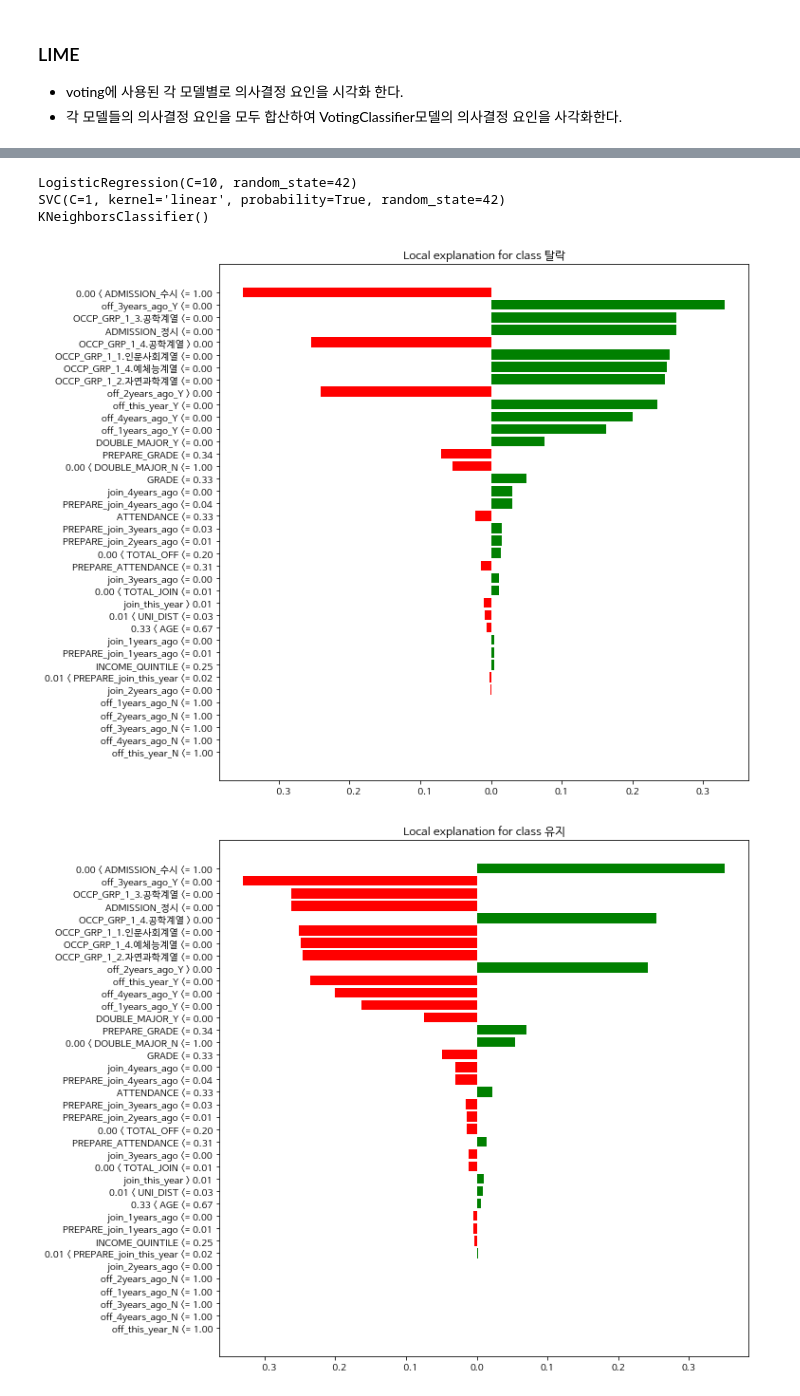
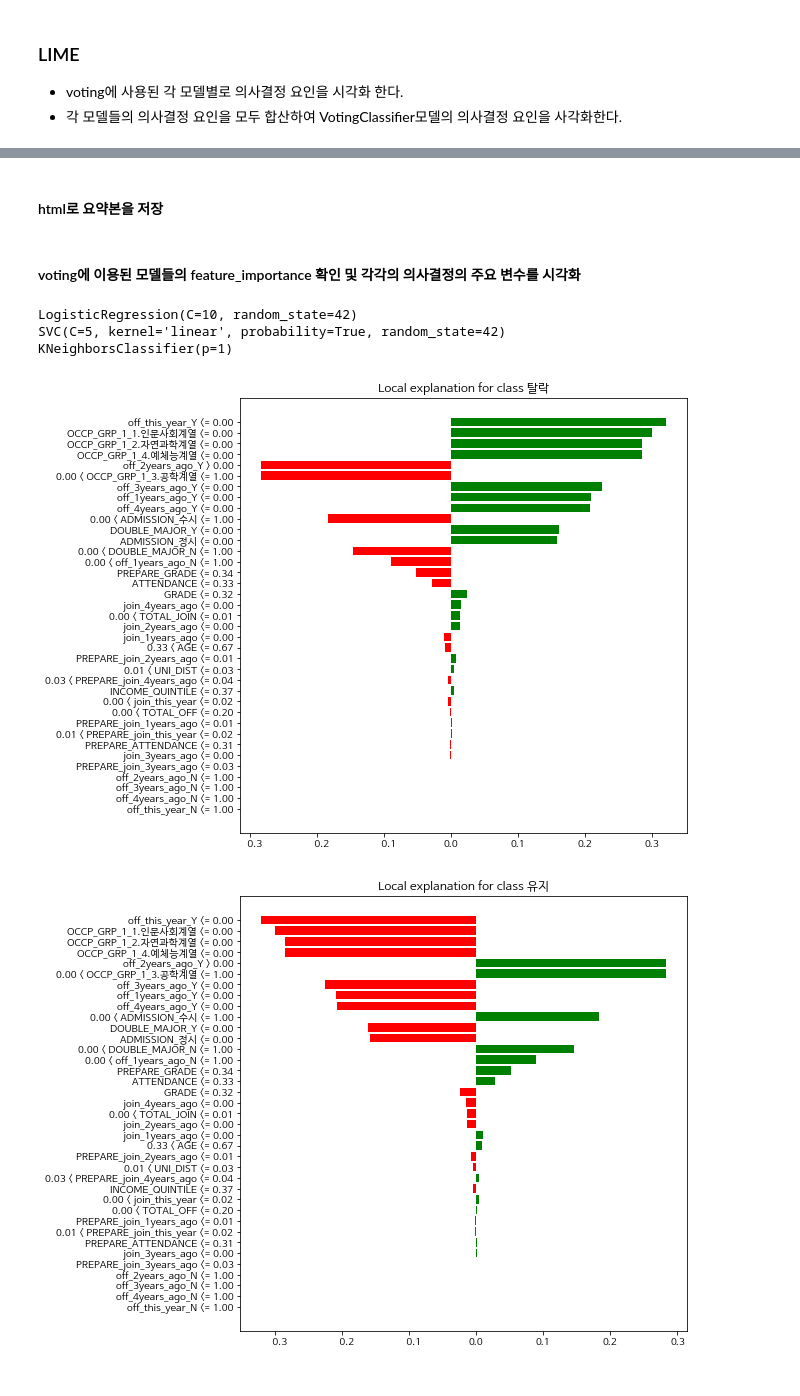
Before and after one commit to DUYONGBEAK/College-Dropout-Prediction, a Jupyter notebook: code/drop_out_model.ipynb, the cells around one changed output, grey strips where cells are left out. Cells and saved outputs as stored; diff of their text form; code cells hidden in the pictures.

```diff
--- a/code/drop_out_model.ipynb
+++ b/code/drop_out_model.ipynb
@@ -266,11 +267,11 @@ vote_list = [('dt',dt_clf),
             ('xgb',xgb_clf),
             ('lgb',lgb_clf)]
 
-grid_n_estimator = [10, 40, 70]
+grid_n_estimator = [10, 50, 100]
 grid_ratio = [0.1, 0.5, 1]
 grid_learn = [0.1, 0.5, 1]
 grid_max_depth = [3, 6, 9, 12, 15, None]
-grid_min_samples = [2, 4, 6]
+grid_min_samples = [1, 3, 5]
 grid_bool = [True, False]
 grid_seed = [42]
 
@@ -295,7 +296,7 @@ grid_param = [
             }],
             [{
             #ExtraTreesClassifier
-            'n_estimators': grid_n_estimator, #default=10
+            'n_estimators': grid_n_estimator, #default=100
             'max_depth': grid_max_depth, #default=None
             'random_state': grid_seed
              }],
@@ -498,45 +517,29 @@ exp_estimators_0 = explainer.explain_instance(data_row = x_test.values[sample],
 exp_estimators_1 = explainer.explain_instance(data_row = x_test.values[sample], predict_fn = predict_fn_estimators_1, num_features=len(x_test), num_samples=10000, top_labels=2)
 
 exp_estimators_2 = explainer.explain_instance(data_row = x_test.values[sample], predict_fn = predict_fn_estimators_2, num_features=len(x_test), num_samples=10000, top_labels=2)
+
+exp_list = [exp_estimators_0, exp_estimators_1, exp_estimators_2]
+# %% [markdown]
+#### html로 요약본을 저장
 # %%
-# exp_regressor.show_in_notebook(show_all=False)
-exp_estimators_0.save_to_file('./feature_importance/{}.html'.format(model.estimators_[0]))
-
-# exp_svc.show_in_notebook(show_all=False)
-exp_estimators_1.save_to_file('./feature_importance/{}.html'.format(model.estimators_[1]))
-
-# exp_kmeans.show_in_notebook(show_all=False)
-exp_estimators_2.save_to_file('./feature_importance/{}.html'.format(model.estimators_[2]))
+for i, exp in enumerate(exp_list):
+    # exp.show_in_notebook(show_all=False)
+    exp.save_to_file('./feature_importance/{}.html'.format(model.estimators_[i]))
+# %% [markdown]
+#### voting에 이용된 모델들의 feature_importance 확인 및 각각의 의사결정의 주요 변수를 시각화
 # %%
-print(model.estimators_[0])
-flg1 = exp_estimators_0.as_pyplot_figure(label=1)
-flg1.set_size_inches(10, 10)
-flg1.show()
+for i, exp in enumerate(exp_list):
+    print(model.estimators_[i])
+    flg1 = exp.as_pyplot_figure(label=1)
+    flg1.set_size_inches(8, 8)
+    flg1.show()
 
-flg2 = exp_estimators_0.as_pyplot_figure(label=0)
-flg2.set_size_inches(10, 10)
-flg2.show()
-
-print(model.estimators_[1])
-flg1 = exp_estimators_1.as_pyplot_figure(label=1)
-flg1.set_size_inches(10, 10)
-flg1.show()
-
-flg2 = exp_estimators_1.as_pyplot_figure(label=0)
-flg2.set_size_inches(10, 10)
-flg2.show()
-
-print(model.estimators_[2])
-flg1 = exp_estimators_2.as_pyplot_figure(label=1)
-flg1.set_size_inches(10, 10)
-flg1.show()
-
-flg2 = exp_estimators_2.as_pyplot_figure(label=0)
-flg2.set_size_inches(10, 10)
-flg2.show()
+    flg2 = exp.as_pyplot_figure(label=0)
+    flg2.set_size_inches(8, 8)
+    flg2.show()
 # %% [output]
 LogisticRegression(C=10, random_state=42)
-SVC(C=1, kernel='linear', probability=True, random_state=42)
-KNeighborsClassifier()
+SVC(C=5, kernel='linear', probability=True, random_state=42)
+KNeighborsClassifier(p=1)
-[figure, old version]
+[figure, new version]
-[figure, old version]
+[figure, new version]
```
Also changed, not shown: parts of 19 cells of this notebook, 20 other files.
